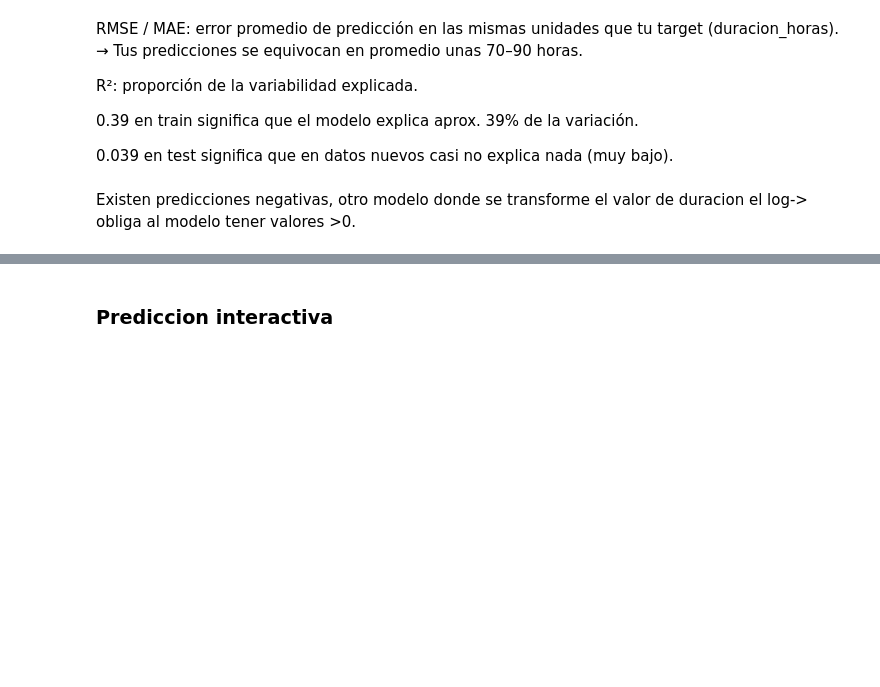
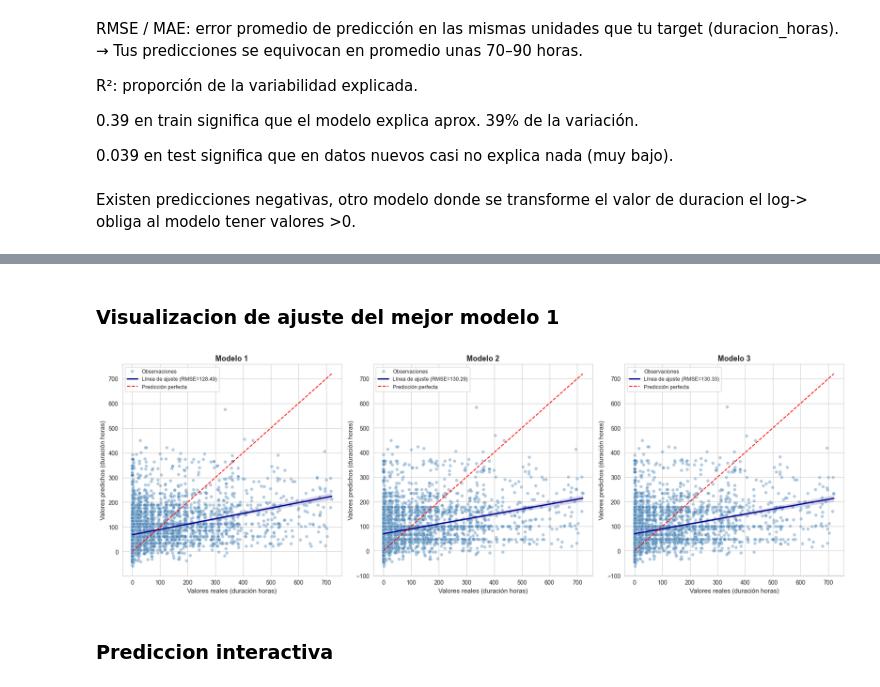
Before and after one commit to MartinDelG/Repositorio-Proyecto1, a Jupyter notebook: Tarea_4/Modelamiento.ipynb, the cells around one changed output, grey strips where cells are left out. Saved outputs shown, nothing was run; the diff lists cells and outputs as text; code cells hidden in the pictures; blank space fills up the shorter version.

Commit message:
comparacion 3 modelos

```diff
--- a/Tarea_4/Modelamiento.ipynb
+++ b/Tarea_4/Modelamiento.ipynb
@@ -553,0 +689,15 @@ Existen predicciones negativas, otro modelo donde se transforme el valor de dura
+# %%
+#quitar contact type y assignment group
+columnas_quitar = ["category_cluster_1", "category_cluster_2","category_cluster_3", "category_cluster_4"]
+
+X_train_3 = X_train_2.drop(columns=columnas_quitar)
+X_test_3  = X_test_2.drop(columns=columnas_quitar)
+
+# Agregar constante (intercepto)
+X_train_const_3 = sm.add_constant(X_train_3)
+
+# Ajustar modelo OLS
+modelo_3 = sm.OLS(y_train, X_train_const_3).fit()
+
+# Resumen con p-values, R², etc.
+print(modelo_3.summary())
@@ -554,3 +825,41 @@ Existen predicciones negativas, otro modelo donde se transforme el valor de dura
+# %% [markdown]
+### Visualizacion de ajuste del mejor modelo 1
+# %%
+import seaborn as sns
+import matplotlib.pyplot as plt
+
+# Lista con info de cada modelo (nombre, y_real, y_predicho, rmse)
+modelos = [
+    ("Modelo 1", y_test, y_pred1, rmse1),
+    ("Modelo 2", y_test, y_pred2, rmse2),
+    ("Modelo 3", y_test, y_pred3, rmse3),
+]
+
+plt.figure(figsize=(18,6))
+
+for i, (nombre, y_true, y_pred, rmse) in enumerate(modelos, 1):
+    plt.subplot(1, 3, i)
+
+    # Puntos
+    sns.scatterplot(x=y_true, y=y_pred, alpha=0.4, s=30, color="steelblue", label="Observaciones")
+
+    # Línea de ajuste con RMSE en la etiqueta
+    sns.regplot(x=y_true, y=y_pred, scatter=False, color="darkblue",
+                label=f"Línea de ajuste (RMSE={rmse:.2f})")
+
+    # Línea de predicción perfecta
+    plt.plot([y_true.min(), y_true.max()], [y_true.min(), y_true.max()],
+             'r--', label="Predicción perfecta")
+
+    plt.xlabel("Valores reales (duración horas)", fontsize=11)
+    plt.ylabel("Valores predichos (duración horas)", fontsize=11)
+    plt.title(nombre, fontsize=13, weight="bold")
+    plt.legend(fontsize=9)
+    plt.tight_layout()
+
+plt.show()
+# %% [output]
+[figure, added]
 # %% [markdown]
 ### Prediccion interactiva
 # %%
```
Also changed, not shown: parts of 28 cells of this notebook.
